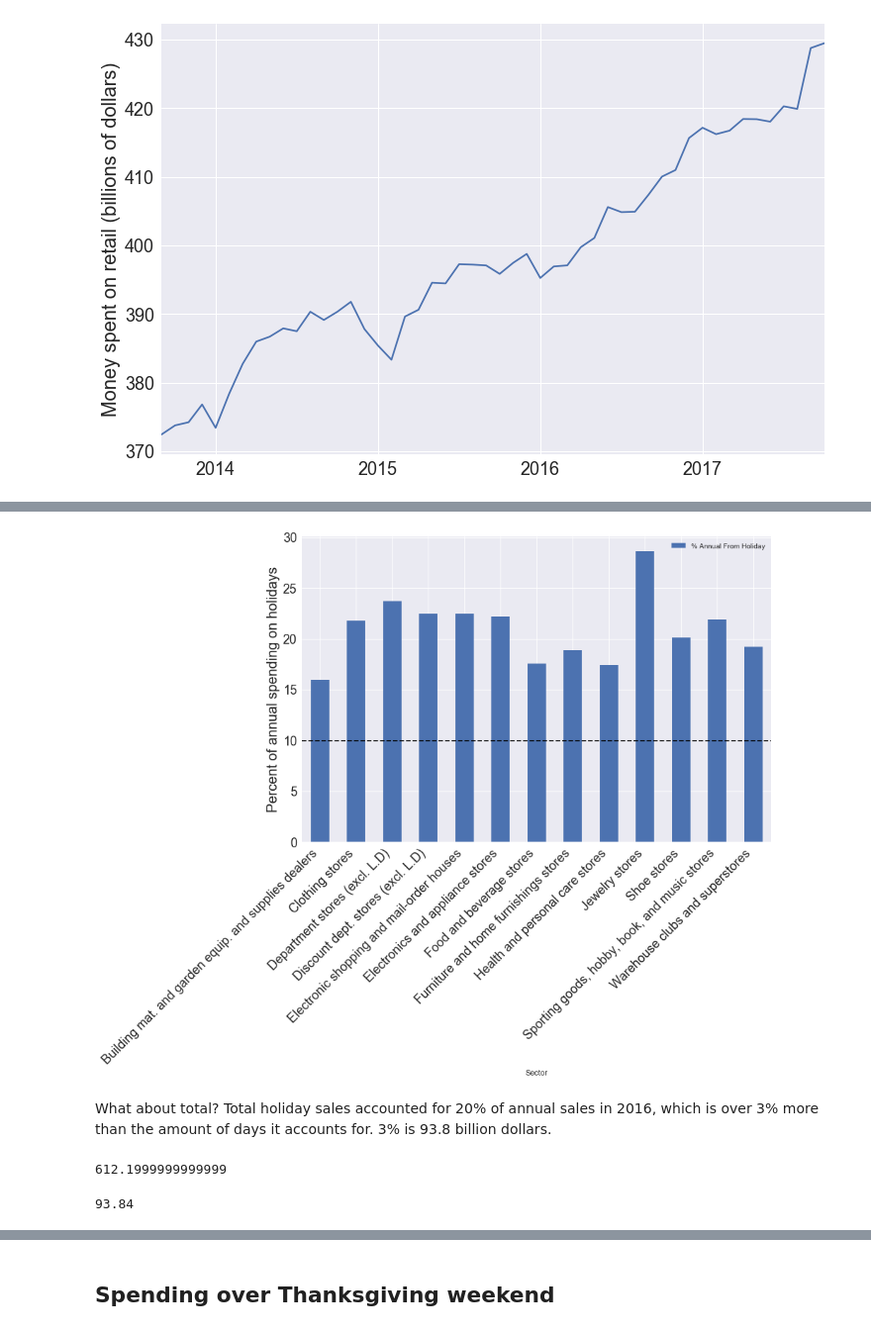
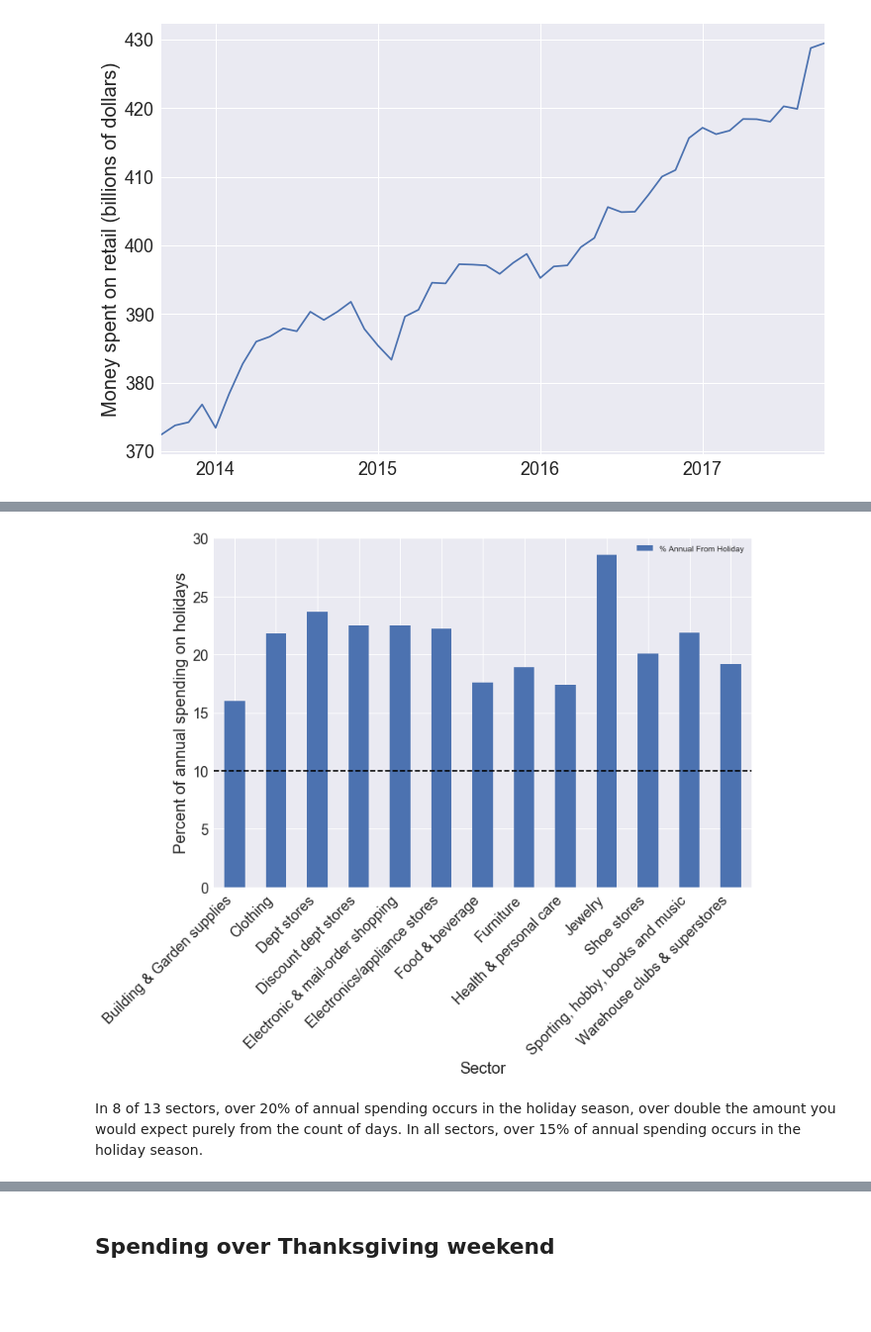
Before and after one commit to datacamp/datacamp-thanksgiving-spending, a Jupyter notebook: thanksgiving_week_spending.ipynb, the cells around one changed output, grey strips where cells are left out. Shown: that part at 99% size. Cells and saved outputs as stored; diff of their text form; code cells hidden in the pictures; blank space fills up the shorter version.

```diff
--- a/thanksgiving_week_spending.ipynb
+++ b/thanksgiving_week_spending.ipynb
@@ -31,5 +31,10 @@ You can see that there may be peaks around November and December. Let's dive a b
 holiday_2016 = pd.read_csv('data/2016_hol.csv', sep='\t')
 ax = holiday_2016.groupby(['Sector']).sum()[['Holiday Sales','TOTAL']].plot.bar( figsize=(12,8), fontsize=18);
 plt.ylabel('Billions of dollars spent', size=20);
-ax.set_xticklabels(holiday_2016.groupby(['Sector']).sum().index, rotation = 45, ha="right");
+plt.xlabel('Sector', size=20);
+xt = ['Building & Garden supplies', 'Clothing', 'Dept stores', 'Discount dept stores',
+                       'Electronic & mail-order shopping', 'Electronics/appliance stores', 'Food & beverage',
+                       'Furniture', 'Health & personal care', 'Jewelry', 'Shoe stores',
+                        'Sporting, hobby, books and music', 'Warehouse clubs & superstores']
+ax.set_xticklabels(xt, rotation = 45, ha="right");
 # %% [output]
@@ -39,18 +46,11 @@ How much does holiday sales account for of total annual sales? See below across
 # %%
 ax = holiday_2016.groupby(['Sector']).sum()[['% Annual From Holiday']].plot.bar( figsize=(12,8), fontsize=18);
 plt.plot([-0.5, 14.5], [10, 10], "k--");
+plt.xlabel('Sector', size=20);
 plt.ylabel('Percent of annual spending on holidays', size=20);
-ax.set_xticklabels(holiday_2016.groupby(['Sector']).sum().index, rotation = 45, ha="right");
+ax.set_xticklabels(xt, rotation = 45, ha="right");
 # %% [output]
-[figure, old version]
+[figure, new version]
-# %% [markdown]
-What about total? Total holiday sales accounted for 20% of annual sales in 2016, which is over 3% more than the amount of days it accounts for. 3% is 93.8 billion dollars.
-# %%
-holiday_2016['Holiday Sales'].sum()
-# %% [output]
-612.1999999999999
-# %%
-holiday_2016['TOTAL'].sum()*0.03
-# %% [output]
-93.84
+# %% [markdown]
+In 8 of 13 sectors, over 20% of annual spending occurs in the holiday season, over double the amount you would expect purely from the count of days. In all sectors, over 15% of annual spending occurs in the holiday season.
 # %% [markdown]
```
Also changed, not shown: parts of 33 cells of this notebook.
